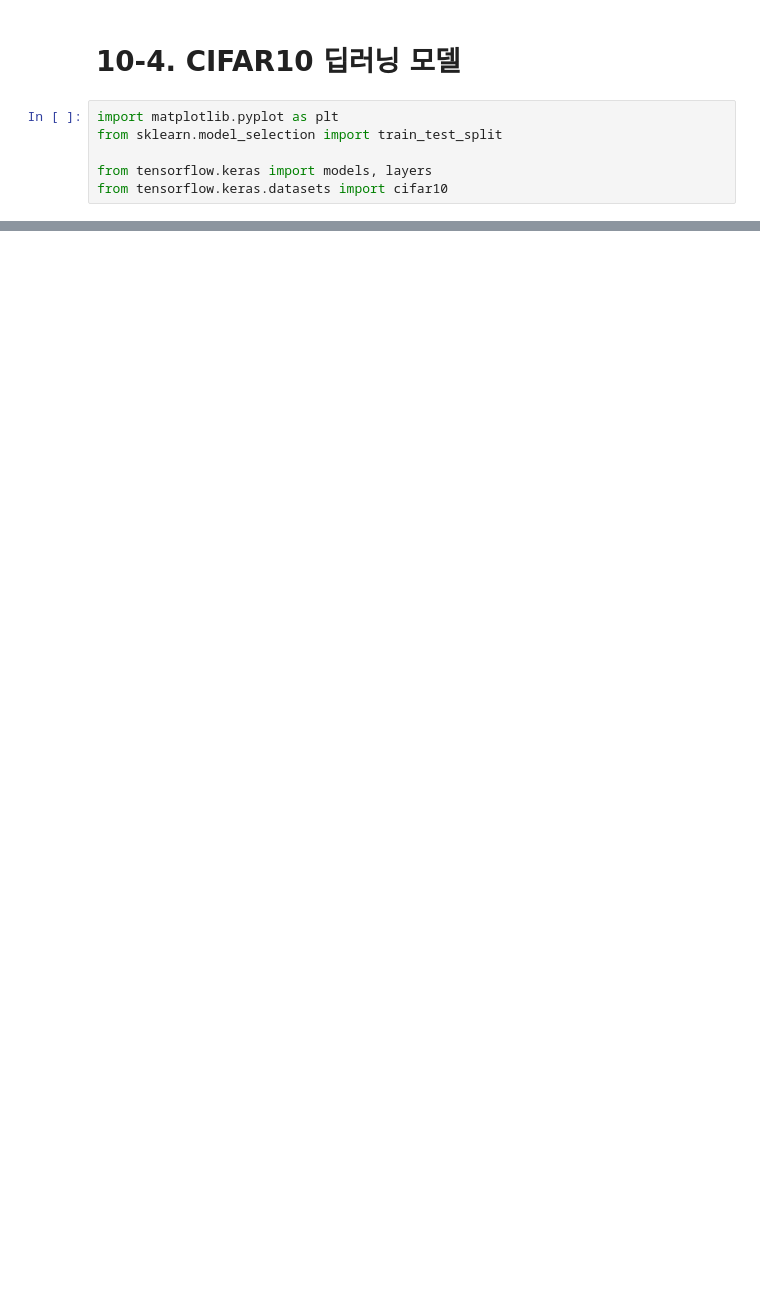
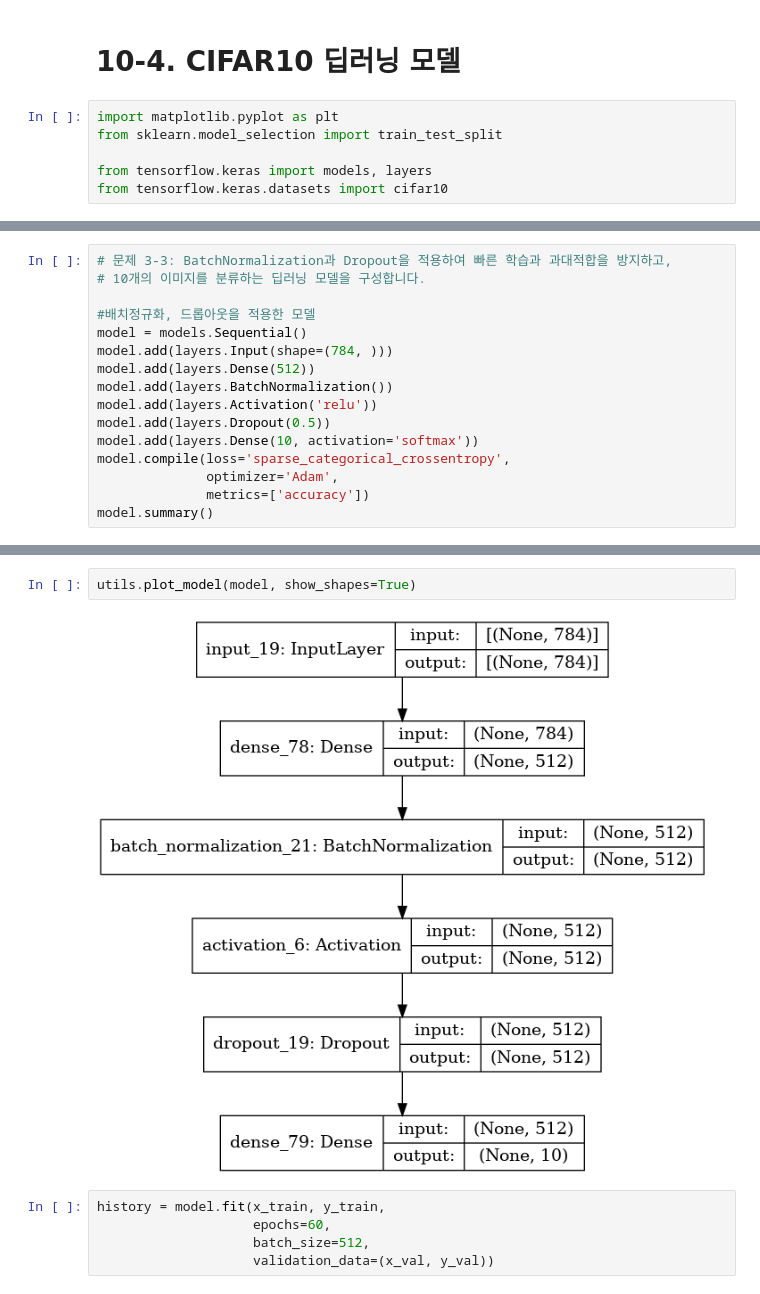
Before and after one commit to artgwoo/AiffelOn2, a Jupyter notebook: DeepLearningProject.ipynb, the cells around one changed output, grey strips where cells are left out. Drawn from its saved outputs; the diff is of its cells as text; blank space fills up the shorter version.

```diff
--- a/DeepLearningProject.ipynb
+++ b/DeepLearningProject.ipynb
@@ -490,0 +411,16 @@ TypeError: unsupported operand type(s) for /: 'list' and 'float'
+# %%
+# 문제 3-3: BatchNormalization과 Dropout을 적용하여 빠른 학습과 과대적합을 방지하고,
+# 10개의 이미지를 분류하는 딥러닝 모델을 구성합니다.
+
+#배치정규화, 드롭아웃을 적용한 모델
+model = models.Sequential()
+model.add(layers.Input(shape=(784, )))
+model.add(layers.Dense(512))
+model.add(layers.BatchNormalization())
+model.add(layers.Activation('relu'))
+model.add(layers.Dropout(0.5))
+model.add(layers.Dense(10, activation='softmax'))
+model.compile(loss='sparse_categorical_crossentropy',
+              optimizer='Adam',
+              metrics=['accuracy'])
+model.summary()
@@ -490,0 +446,9 @@ TypeError: unsupported operand type(s) for /: 'list' and 'float'
+# %%
+utils.plot_model(model, show_shapes=True)
+# %% [output]
+[figure, added]
+# %%
+history = model.fit(x_train, y_train,
+                    epochs=60,
+                    batch_size=512,
+                    validation_data=(x_val, y_val))
```
Also changed, not shown: parts of 29 cells of this notebook.
